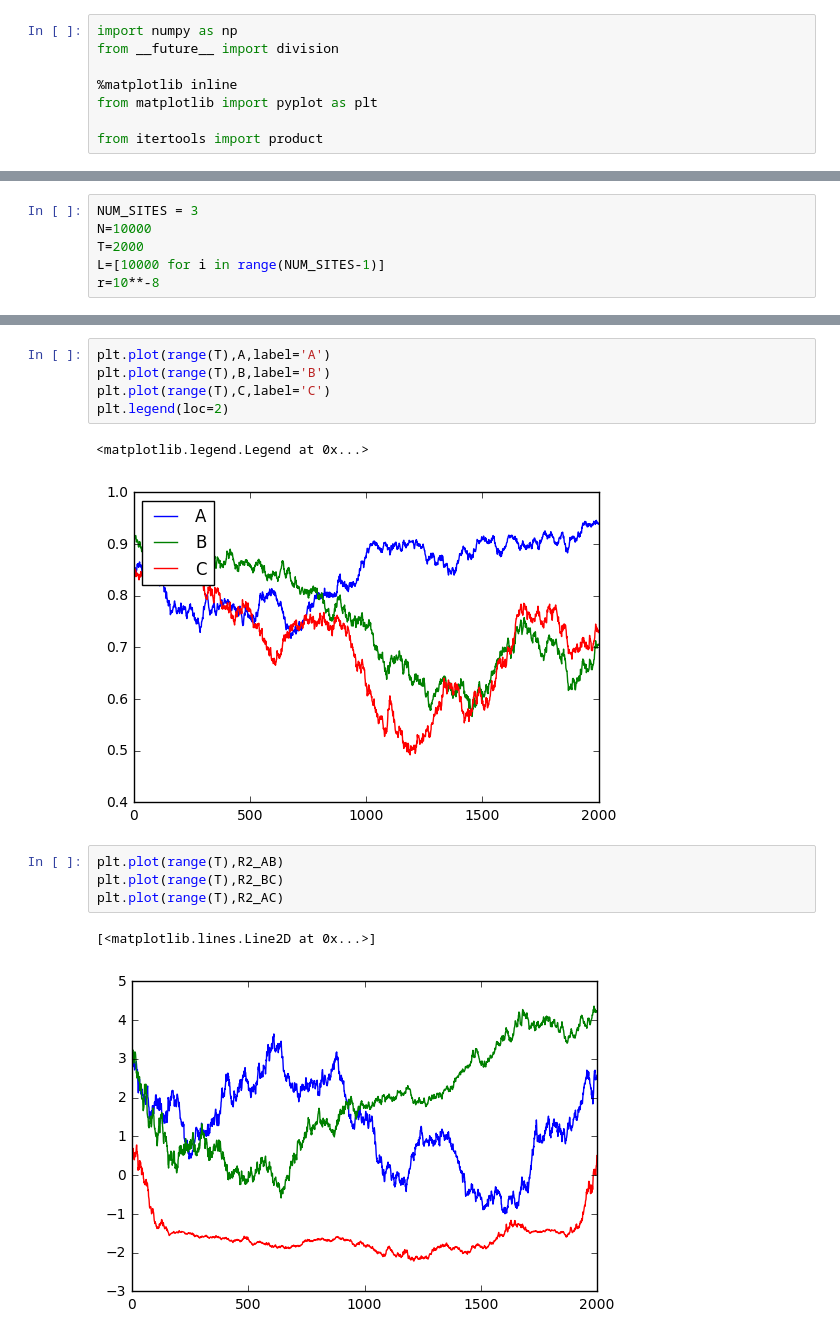
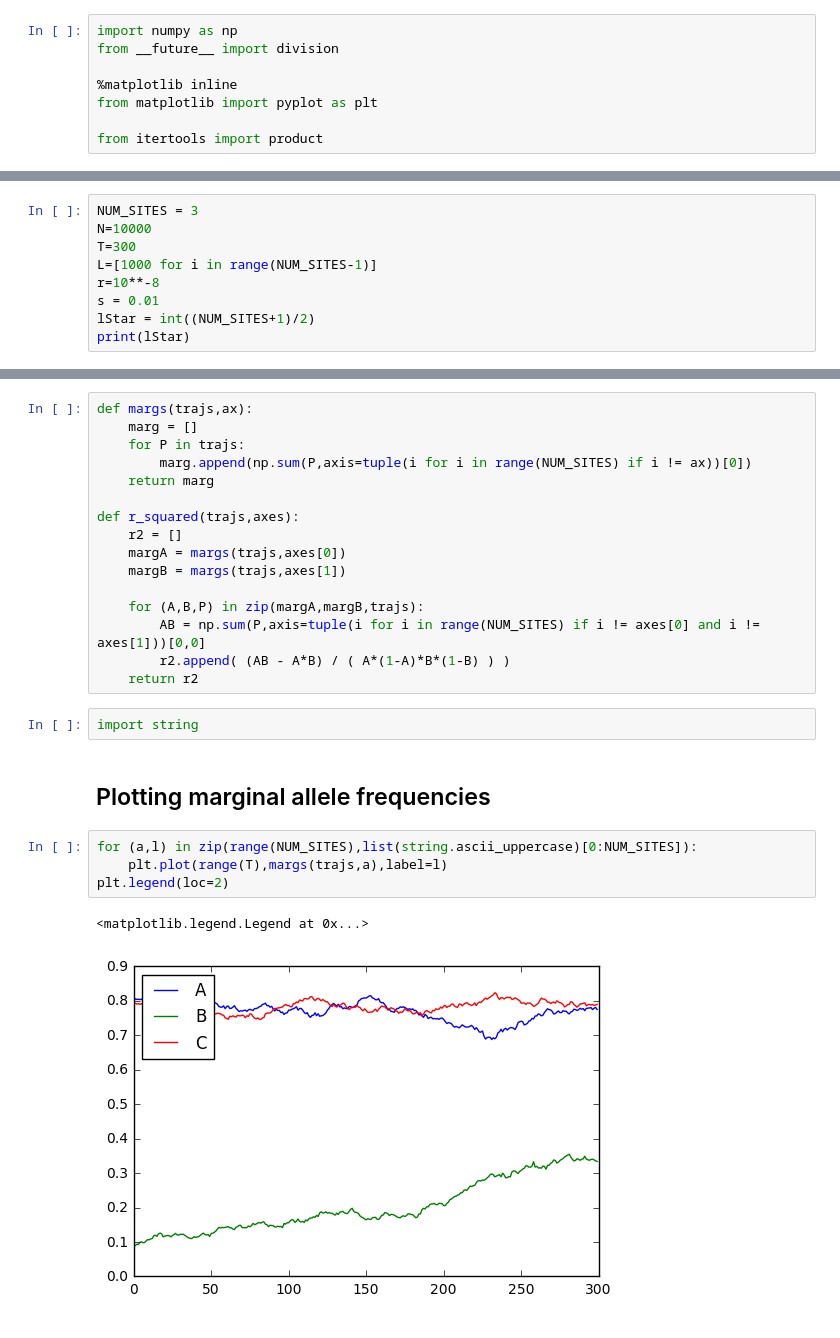
Before and after one commit to standard-aaron/mullets, a Jupyter notebook: multi_locus_sampling.ipynb, the cells around one changed output, grey strips where cells are left out. Saved outputs shown, nothing was run; the diff lists cells and outputs as text.

```diff
--- a/multi_locus_sampling.ipynb
+++ b/multi_locus_sampling.ipynb
@@ -9,6 +18,9 @@ from itertools import product
 # %%
 NUM_SITES = 3
 N=10000
-T=2000
-L=[10000 for i in range(NUM_SITES-1)]
+T=300
+L=[1000 for i in range(NUM_SITES-1)]
 r=10**-8
+s = 0.01
+lStar = int((NUM_SITES+1)/2)
+print(lStar)
@@ -75,15 +87,27 @@ for t in range(T):
-# %%
-plt.plot(range(T),A,label='A')
-plt.plot(range(T),B,label='B')
-plt.plot(range(T),C,label='C')
-plt.legend(loc=2)
-# %% [output]
-<matplotlib.legend.Legend at 0x...>
-[figure, removed]
-# %%
-plt.plot(range(T),R2_AB)
-plt.plot(range(T),R2_BC)
-plt.plot(range(T),R2_AC)
-# %% [output]
-[<matplotlib.lines.Line2D at 0x...>]
-[figure, removed]
+# %%
+def margs(trajs,ax):
+    marg = []
+    for P in trajs:
+        marg.append(np.sum(P,axis=tuple(i for i in range(NUM_SITES) if i != ax))[0])
+    return marg
+
+def r_squared(trajs,axes):
+    r2 = []
+    margA = margs(trajs,axes[0])
+    margB = margs(trajs,axes[1])
+
+    for (A,B,P) in zip(margA,margB,trajs):
+        AB = np.sum(P,axis=tuple(i for i in range(NUM_SITES) if i != axes[0] and i != axes[1]))[0,0]
+        r2.append( (AB - A*B) / ( A*(1-A)*B*(1-B) ) )
+    return r2
+# %%
+import string
+# %% [markdown]
+## Plotting marginal allele frequencies
+# %%
+for (a,l) in zip(range(NUM_SITES),list(string.ascii_uppercase)[0:NUM_SITES]):
+    plt.plot(range(T),margs(trajs,a),label=l)
+plt.legend(loc=2)
+# %% [output]
+<matplotlib.legend.Legend at 0x...>
+[figure, added]
```
Also changed, not shown: parts of 5 cells of this notebook.
